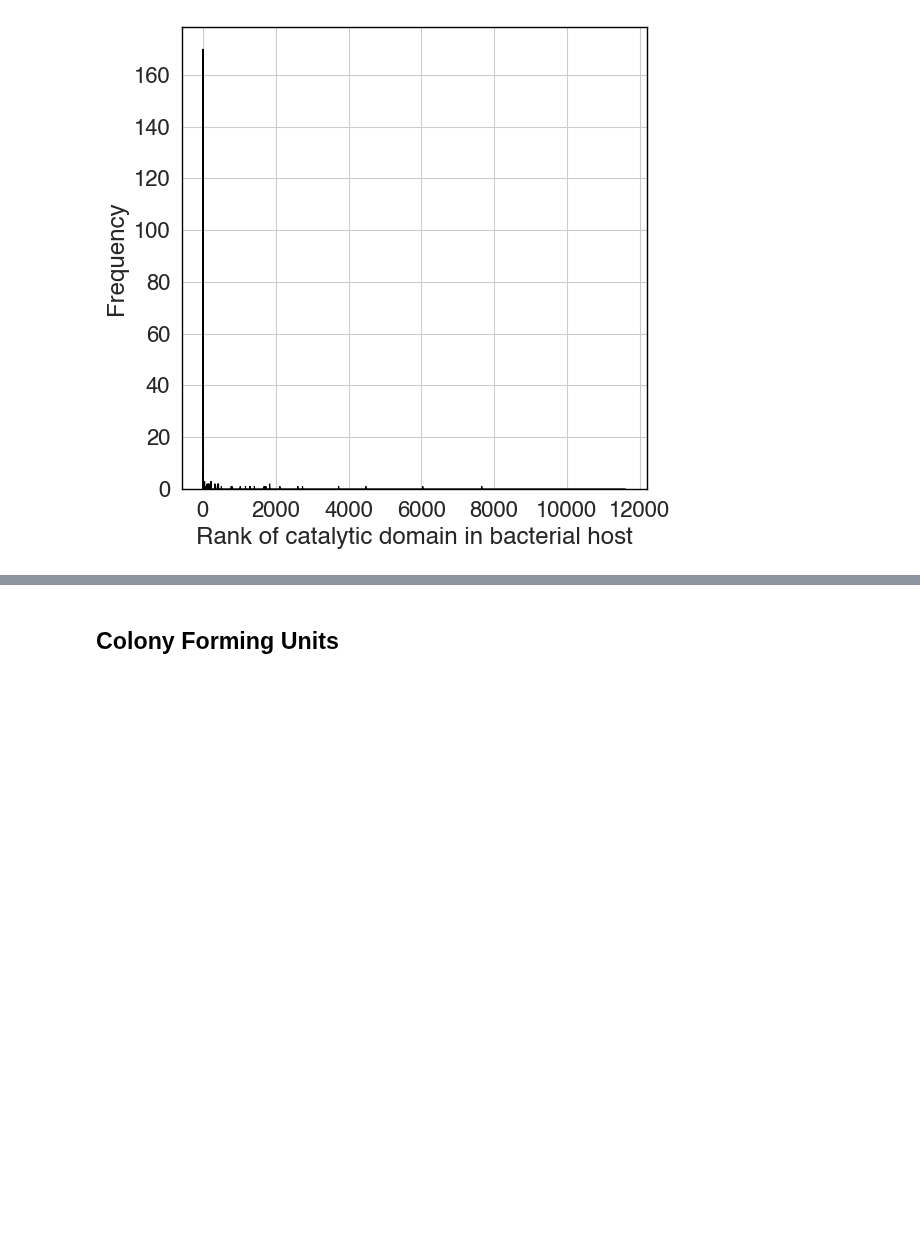
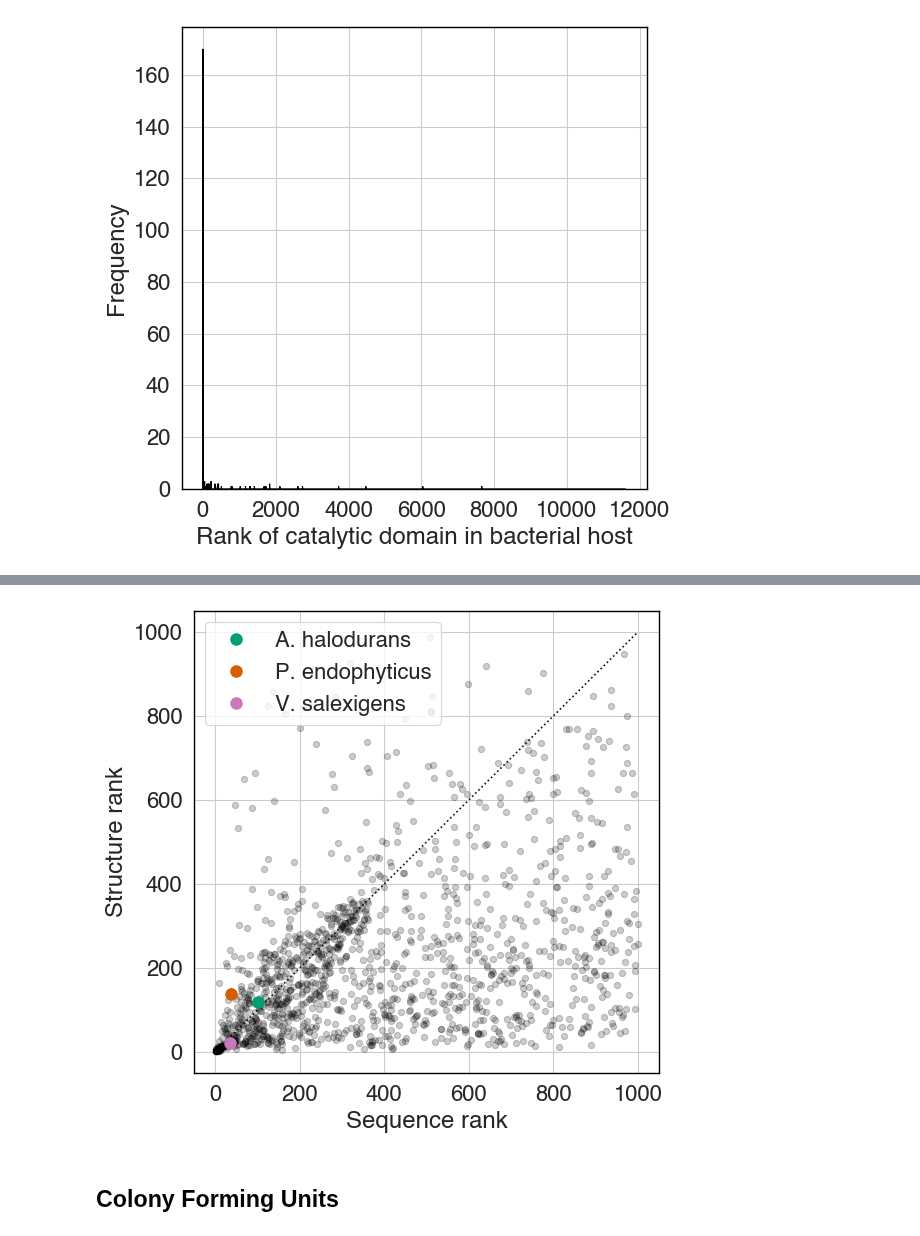
Before and after one commit to srom/archaea-vs-bacteria, a Jupyter notebook: notebook/figure3.ipynb, the cells around one changed output, grey strips where cells are left out. Drawn from its saved outputs; the diff is of its cells as text; code cells hidden in the pictures; blank space fills up the shorter version.

Commit message:
Figure 3: sequence vs structure fig

```diff
--- a/notebook/figure3.ipynb
+++ b/notebook/figure3.ipynb
@@ -125,0 +104,3 @@ f.savefig(figures_folder / 'figureS2' / 'phage_endolysins_cat_bitscore.pdf', dpi
+# %%
+rank_diff = pd.read_csv(data_folder / 'figure3' / 'h_salarium_target_ranks.csv')
+rank_diff.head()
@@ -126,3 +114,36 @@ f.savefig(figures_folder / 'figureS2' / 'phage_endolysins_cat_bitscore.pdf', dpi
+# %%
+f, ax = plt.subplots(1, 1, figsize=(6, 6))
+rank_diff.plot.scatter(x='rank_sequence', y='rank_structure', ax=ax, alpha=0.2, color='black');
+
+ax.plot(range(0, 1001), range(0, 1001), ':', color='#111111')
+
+ix = 0
+for target_accession, target_name in [
+    (a_halodurans_accession, 'A. halodurans'),
+    (p_endophyticus_accession, 'P. endophyticus'),
+    (v_salexigens_accession, 'V. salexigens')
+]:
+    ix += 1
+    df = rank_diff[rank_diff['target_accession'] == target_accession]
+    if len(df) > 0:
+        series = df.iloc[df['average_rank'].abs().argmin()]
+
+        x = series.rank_sequence
+        y = series.rank_structure
+
+        ax.plot(x, y, 'o', markersize=8, color=palette[ix+1], label=target_name)
+
+ax.set_xlabel('Sequence rank')
+ax.set_ylabel('Structure rank')
+ax.legend();
+ax.grid(True);
+
+for spine in ax.spines.values():
+    spine.set_edgecolor('black')
+
+f.savefig(figures_folder / 'sequence_vs_structural_rank_h_salarium.pdf', dpi=300, bbox_inches='tight', transparent=True);
+# %% [output]
+[figure, added]
 # %% [markdown]
 ## Colony Forming Units
 # %%
```
Also changed, not shown: parts of 7 cells of this notebook, 6 other files.
